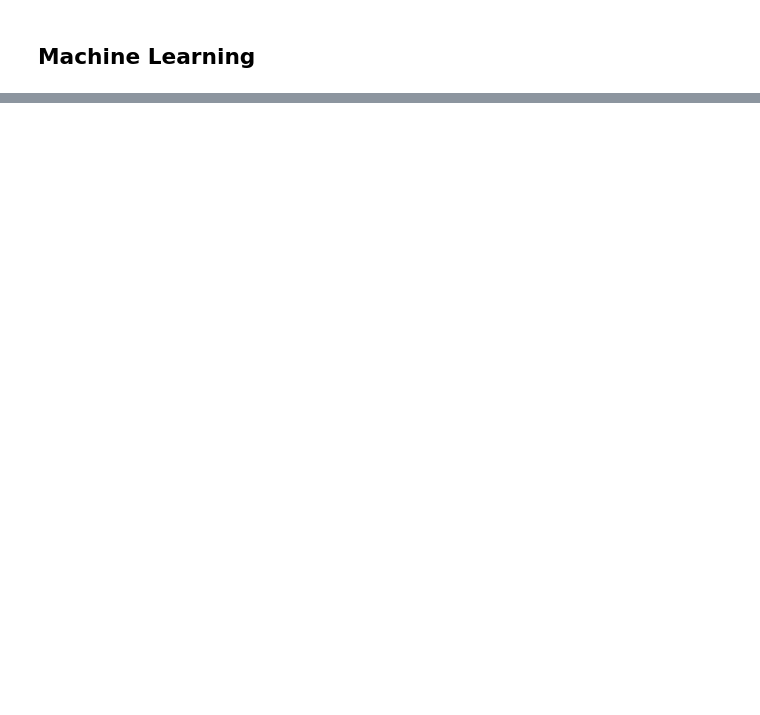
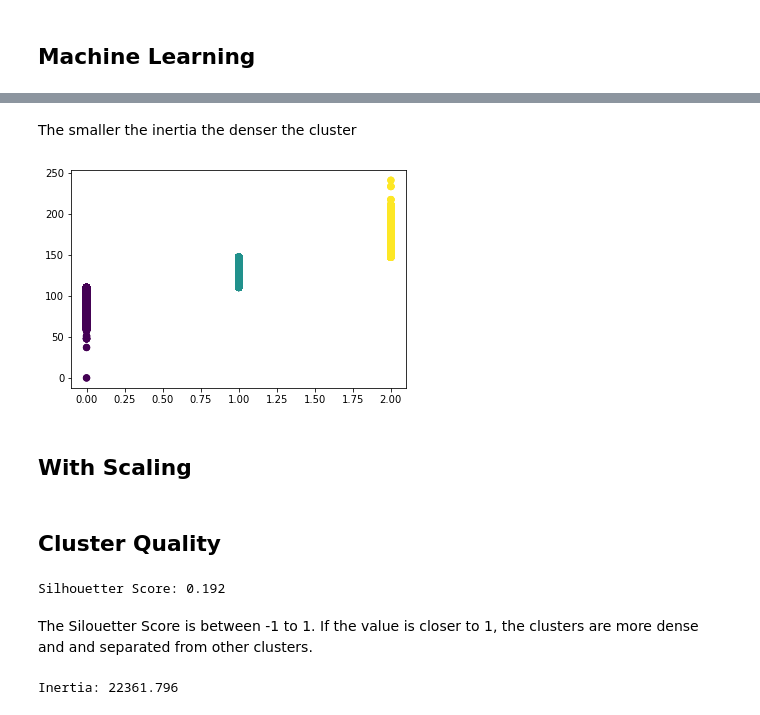
Before and after one commit to 12wollmana/UMN-Data_Analytics-Project_03, a Jupyter notebook: database/etl/etl.ipynb, the cells around one changed output, grey strips where cells are left out. Cells and saved outputs as stored; diff of their text form; code cells hidden in the pictures; blank space fills up the shorter version.

```diff
--- a/database/etl/etl.ipynb
+++ b/database/etl/etl.ipynb
@@ -89,4 +105,10 @@ df
+# %% [markdown]
+The smaller the inertia the denser the cluster
 # %%
 # Plot the clusters
-plt.scatter(df['Cluster'], df['tempo'], c=df['Cluster'], s=40, cmap='viridis')
+plt.scatter(attribute_df['Cluster'], attribute_df['tempo'], c=attribute_df['Cluster'], s=40, cmap='viridis')
 plt.show()
+# %% [output]
+[figure, added]
+# %% [markdown]
+## With Scaling
@@ -92,0 +134,21 @@ plt.show()
+# %% [markdown]
+## Cluster Quality
+# %%
+from sklearn.metrics import silhouette_samples, silhouette_score
+# Calculate Silhoutte Score
+#
+score = silhouette_score(X_scaled, kmeans.labels_)
+#
+# Print the score
+#
+print('Silhouetter Score: %.3f' % score)
+# %% [output]
+Silhouetter Score: 0.192
+# %% [markdown]
+The Silouetter Score is between -1 to 1. If the value is closer to 1, the clusters are more dense and
+and separated from other clusters.
+# %%
+inertia = kmeans.inertia_
+print('Inertia: %.3f' % inertia)
+# %% [output]
+Inertia: 22361.796
```
Also changed, not shown: parts of 45 cells of this notebook.
